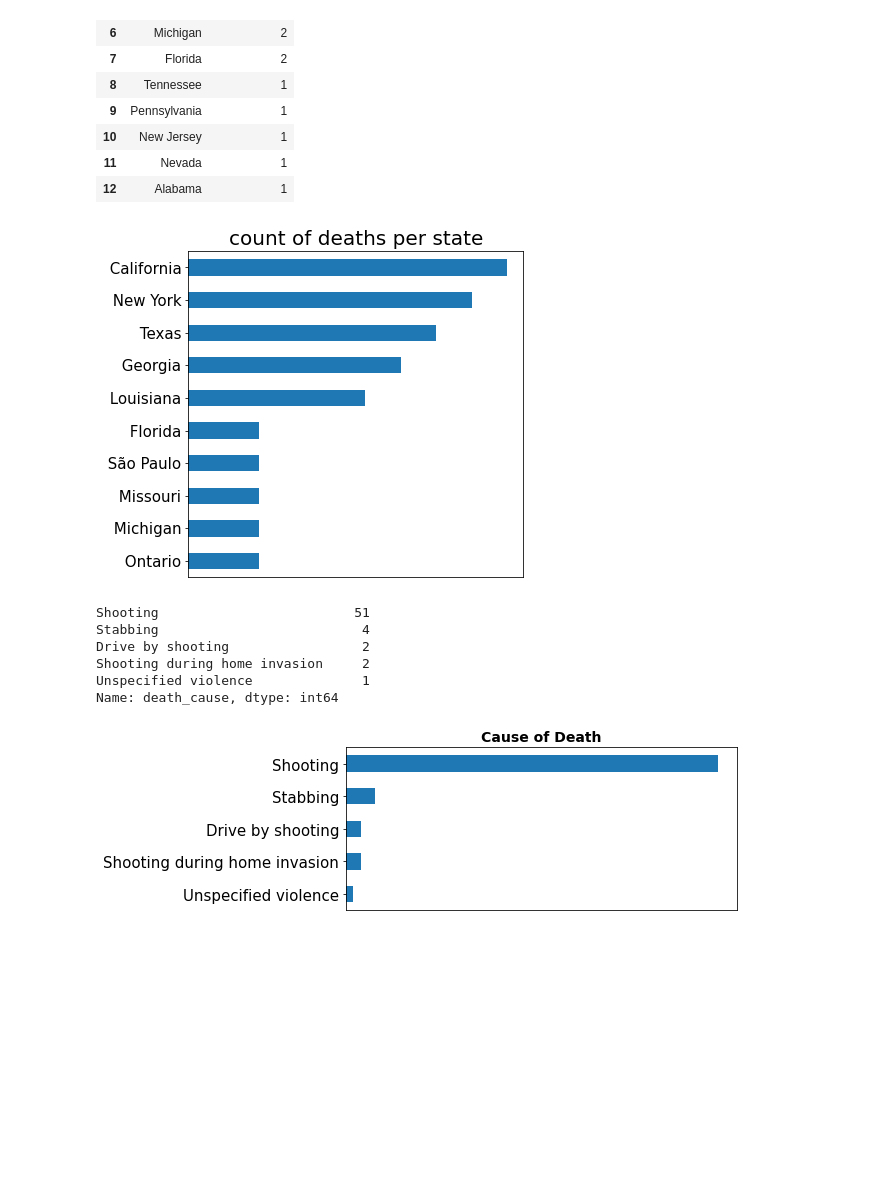
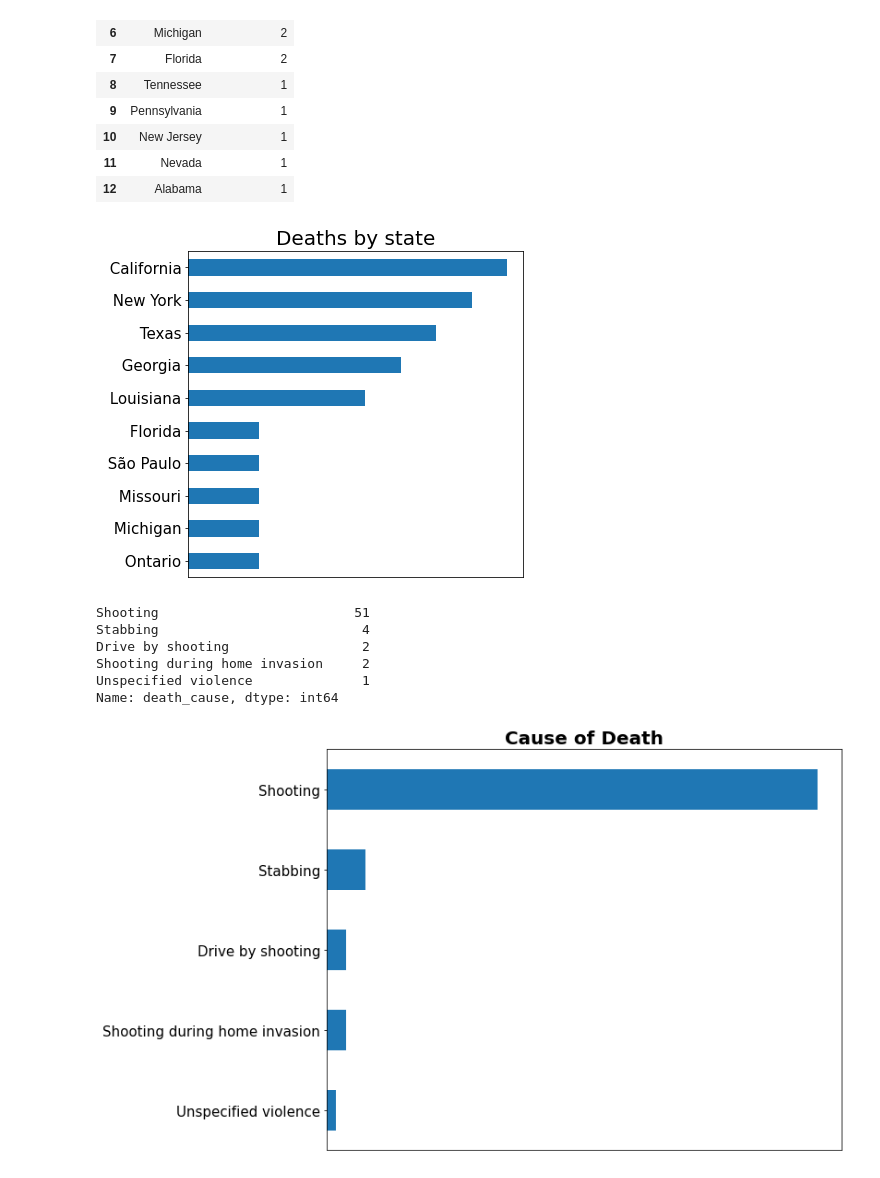
Before and after one commit to AviatorIfeanyi/murdered_hip_hop_rappers, a Jupyter notebook: 2_analysis/hip_hip_singers_death.ipynb, the cells around one changed output. Saved outputs shown, nothing was run; the diff lists cells and outputs as text; code cells hidden in the pictures; blank space fills up the shorter version.

```diff
--- a/2_analysis/hip_hip_singers_death.ipynb
+++ b/2_analysis/hip_hip_singers_death.ipynb
@@ -117,10 +104,10 @@ hip_hop_death_df['state'].value_counts()[:10].plot(kind='barh', x='state', figsi
 plt.ylabel('')
 plt.xticks([])
 
-plt.title('count of deaths per state', fontsize=20)
+plt.title('Deaths by state', fontsize=20)
 plt.show()
 # %% [output]
-[figure, old version]
+[figure, new version]
 # %%
 hip_hop_death_df.death_cause.value_counts()
 # %% [output]
@@ -131,14 +118,14 @@ Shooting during home invasion     2
 Unspecified violence              1
 Name: death_cause, dtype: int64
 # %%
-hip_hop_death_df['death_cause'].value_counts().plot(kind='barh', y='death_cause', figsize=(7,3), fontsize=15, legend=False).invert_yaxis()
+hip_hop_death_df['death_cause'].value_counts().plot(kind='barh', y='death_cause', figsize=(10,8), fontsize=15, legend=False).invert_yaxis()
 plt.xlabel('')
 plt.xticks([])
-plt.title('Cause of Death', fontsize=14, fontweight='bold')
+plt.title('Cause of Death', fontsize=20, fontweight='bold')
 
 plt.show()
 # %% [output]
-[figure, old version]
+[figure, new version]
 # %%
 hip_hop_death_df[hip_hop_death_df.age <= 20]
 # %% [output]
```
Also changed, not shown: parts of 4 cells of this notebook, 7 other files.
